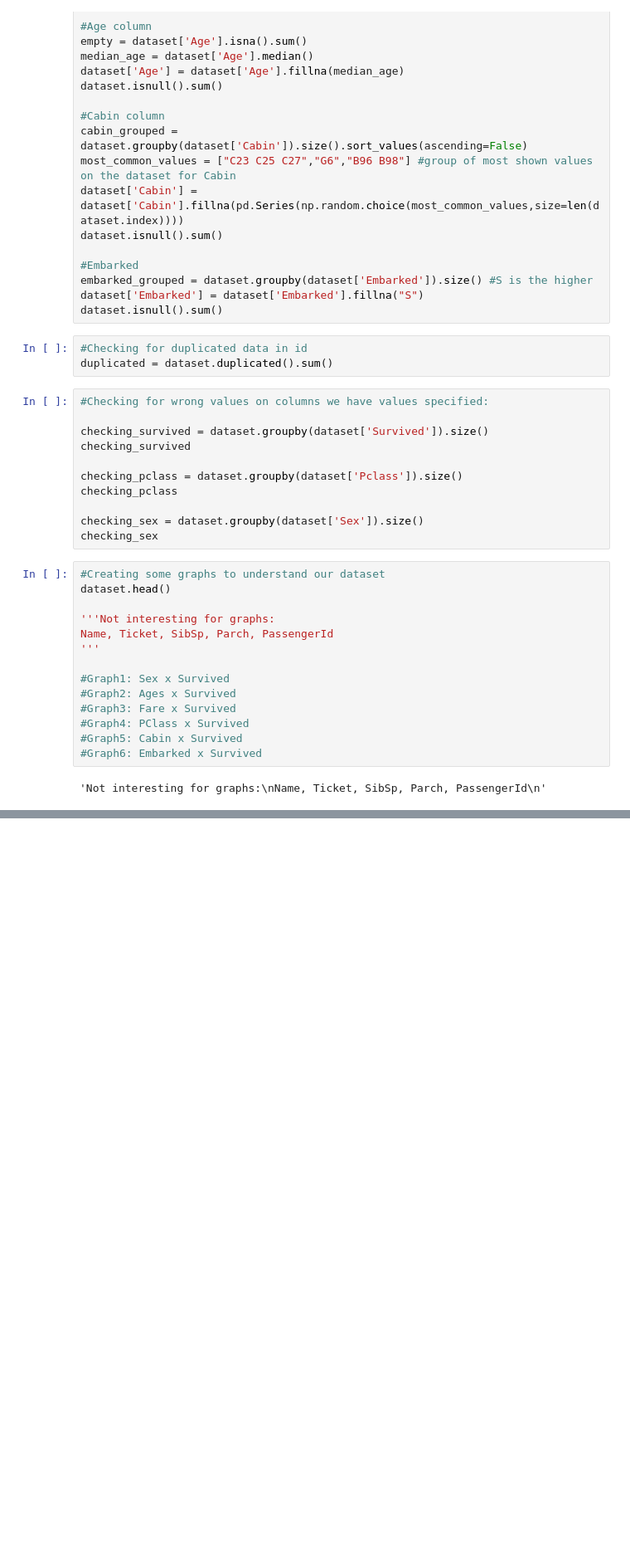
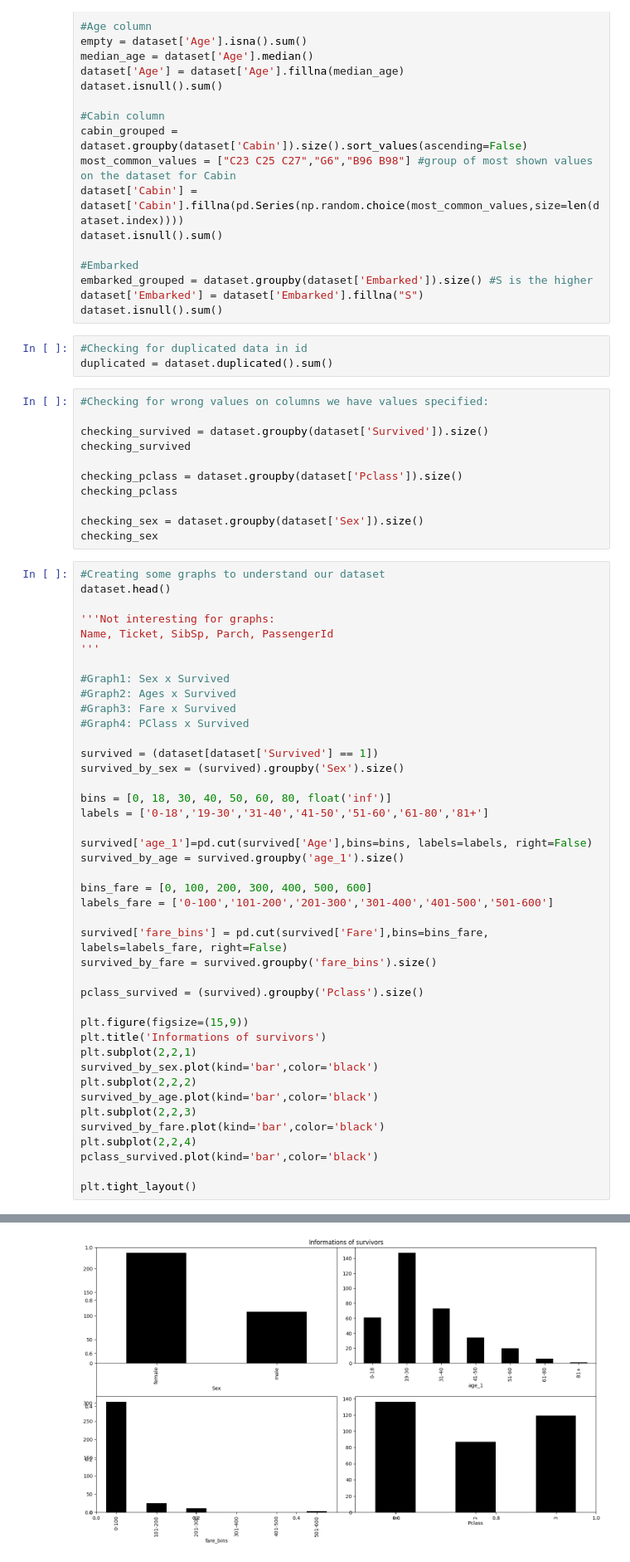
Before and after one commit to gabigbello/Titanic_prediction, a Jupyter notebook: predict_model.ipynb, the cells around one changed output, grey strips where cells are left out. Shown at 83% size. Cells and saved outputs as stored; diff of their text form; blank space fills up the shorter version.

Commit message:
Added some graphs
Some graphs for survivors informations.

```diff
--- a/predict_model.ipynb
+++ b/predict_model.ipynb
@@ -52,19 +52,46 @@ checking_pclass
 
 checking_sex = dataset.groupby(dataset['Sex']).size()
 checking_sex
-# %%
-#Creating some graphs to understand our dataset
-dataset.head()
-
-'''Not interesting for graphs:
-Name, Ticket, SibSp, Parch, PassengerId
-'''
-
-#Graph1: Sex x Survived
-#Graph2: Ages x Survived
-#Graph3: Fare x Survived
-#Graph4: PClass x Survived
-#Graph5: Cabin x Survived
-#Graph6: Embarked x Survived
-# %% [output]
-'Not interesting for graphs:\nName, Ticket, SibSp, Parch, PassengerId\n'
+# %%
+#Creating some graphs to understand our dataset
+dataset.head()
+
+'''Not interesting for graphs:
+Name, Ticket, SibSp, Parch, PassengerId
+'''
+
+#Graph1: Sex x Survived
+#Graph2: Ages x Survived
+#Graph3: Fare x Survived
+#Graph4: PClass x Survived
+
+survived = (dataset[dataset['Survived'] == 1])
+survived_by_sex = (survived).groupby('Sex').size()
+
+bins = [0, 18, 30, 40, 50, 60, 80, float('inf')]
+labels = ['0-18','19-30','31-40','41-50','51-60','61-80','81+']
+
+survived['age_1']=pd.cut(survived['Age'],bins=bins, labels=labels, right=False)
+survived_by_age = survived.groupby('age_1').size()
+
+bins_fare = [0, 100, 200, 300, 400, 500, 600]
+labels_fare = ['0-100','101-200','201-300','301-400','401-500','501-600']
+
+survived['fare_bins'] = pd.cut(survived['Fare'],bins=bins_fare, labels=labels_fare, right=False)
+survived_by_fare = survived.groupby('fare_bins').size()
+
+pclass_survived = (survived).groupby('Pclass').size()
+
+plt.figure(figsize=(15,9))
+plt.title('Informations of survivors')
+plt.subplot(2,2,1)
+survived_by_sex.plot(kind='bar',color='black')
+plt.subplot(2,2,2)
+survived_by_age.plot(kind='bar',color='black')
+plt.subplot(2,2,3)
+survived_by_fare.plot(kind='bar',color='black')
+plt.subplot(2,2,4)
+pclass_survived.plot(kind='bar',color='black')
+
+plt.tight_layout()
+# %% [output]
@@ -70,0 +108 @@ Name, Ticket, SibSp, Parch, PassengerId
+[figure, added]
```
Also changed, not shown: parts of 1 cell of this notebook.
